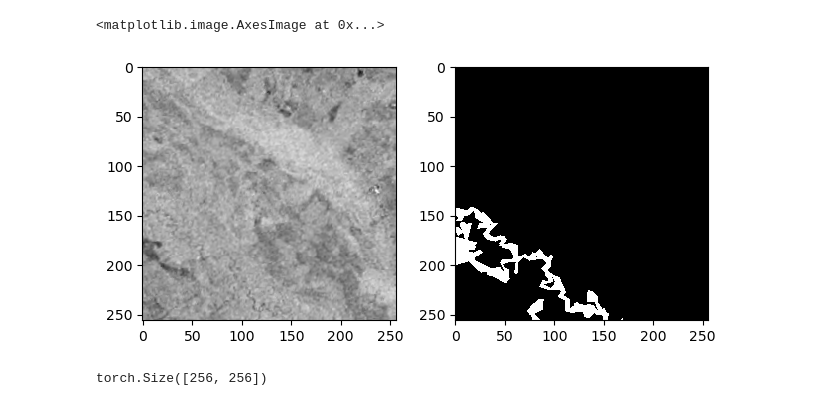
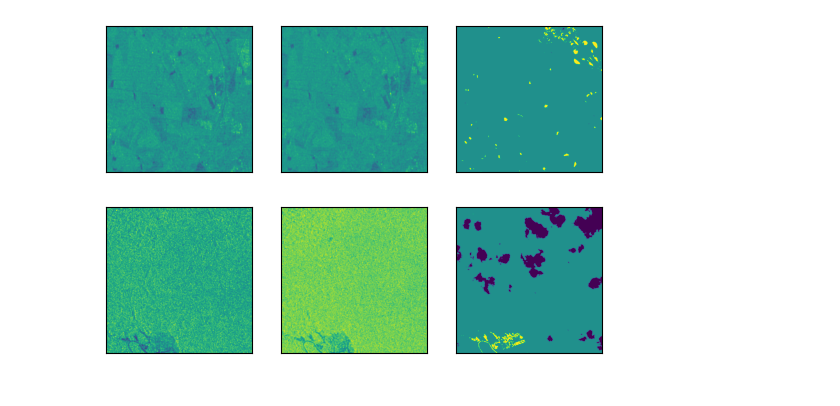
Before and after one commit to khizon/SAR_flood_segmentation, a Jupyter notebook: src/Untitled.ipynb, the cells around one changed output. Drawn from its saved outputs; the diff is of its cells as text; code cells hidden in the pictures.

Commit message:
sen1Floods11 dataset and datamodule created

```diff
--- a/src/Untitled.ipynb
+++ b/src/Untitled.ipynb
@@ -25,9 +0,0 @@ transform = A.Compose(
-# %%
-idx = np.random.randint(val_df.shape[0])
-img = imread(val_df.loc[idx]['vv_image_path'], as_gray=True)
-mask = imread(val_df.loc[idx]['flood_label_path'], as_gray=True)
-
-img = np.stack((img, img, img), axis=2)
-_, ax = plt.subplots(1,2)
-imshow(img, ax=ax[0])
-imshow(mask, ax=ax[1], cmap='gray')
@@ -37,14 +0,0 @@ imshow(mask, ax=ax[1], cmap='gray')
-# %%
-augmented = transform(image=img, mask=mask)
-
-_, ax = plt.subplots(1,2)
-imshow(augmented['image'], ax=ax[0])
-imshow(augmented['mask'], ax=ax[1], cmap='gray')
-# %% [output]
-<matplotlib.image.AxesImage at 0x...>
-[figure, removed]
-# %%
-mask_t = torch.from_numpy(augmented['mask'])
-mask_t.shape
-# %% [output]
-torch.Size([256, 256])
@@ -50,0 +10,37 @@ torch.Size([256, 256])
+# %%
+import os
+ROOT = os.path.dirname(os.getcwd())
+hand_labeled_data = os.path.join(ROOT, 'sen1floods11', 'hand_labeled.csv')
+weak_labeled_data = os.path.join(ROOT, 'sen1floods11', 'weak_labeled.csv')
+# %%
+def sample_img(dataset, idx=None):
+    if not idx:
+        idx = np.random.randint(len(dataset))
+
+    _, ax = plt.subplots(1,3)
+
+    ax[0].imshow(dataset['img'][idx][0])
+    ax[1].imshow(dataset['img'][idx][1])
+    ax[2].imshow(dataset['label'][idx])
+
+    for a in ax:
+        a.set_xticks([])
+        a.set_yticks([])
+
+    plt.show()
+
+    return None
+# %%
+hand_labeled = Sen1Floods11DataModule(hand_labeled_data, 'HandLabeled', 8, debug=True, transforms=True)
+hand_labeled.prepare_data()
+train = hand_labeled.train_dataloader()
+sample_img(next(iter(train)))
+# %% [output]
+[figure, added]
+# %%
+weakly_labeled = Sen1Floods11DataModule(weak_labeled_data, 'WeaklyLabeled', 8, debug=True)
+weakly_labeled.prepare_data()
+train = weakly_labeled.train_dataloader()
+sample_img(next(iter(train)))
+# %% [output]
+[figure, added]
```
Also changed, not shown: parts of 5 cells of this notebook, 3 other files.
